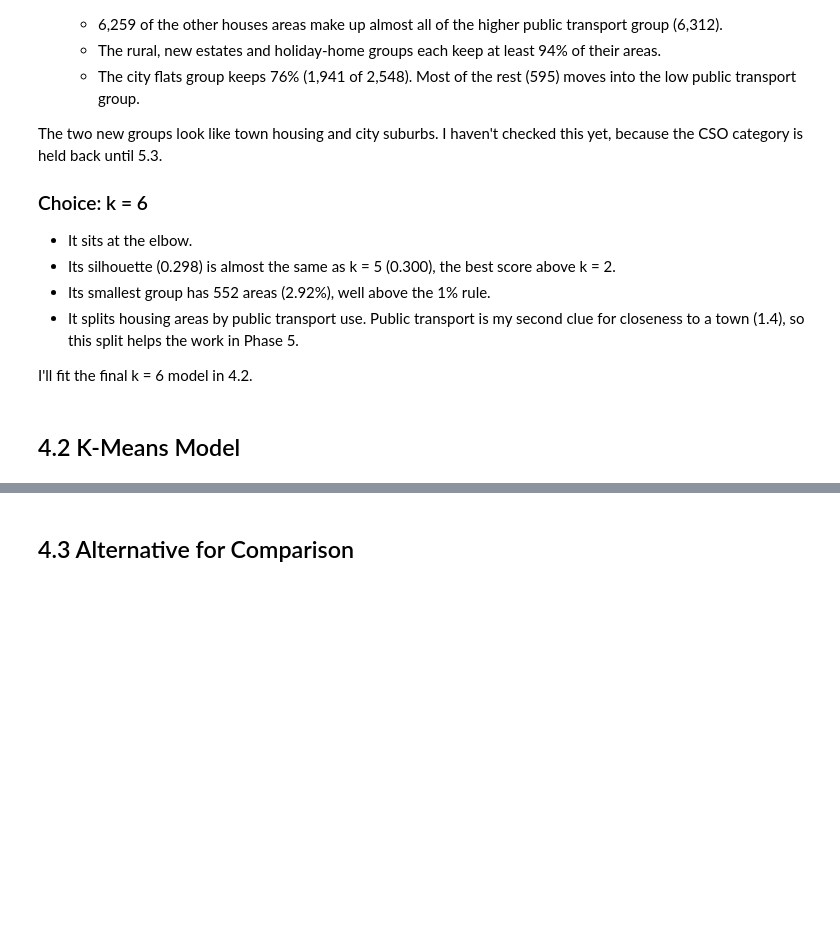
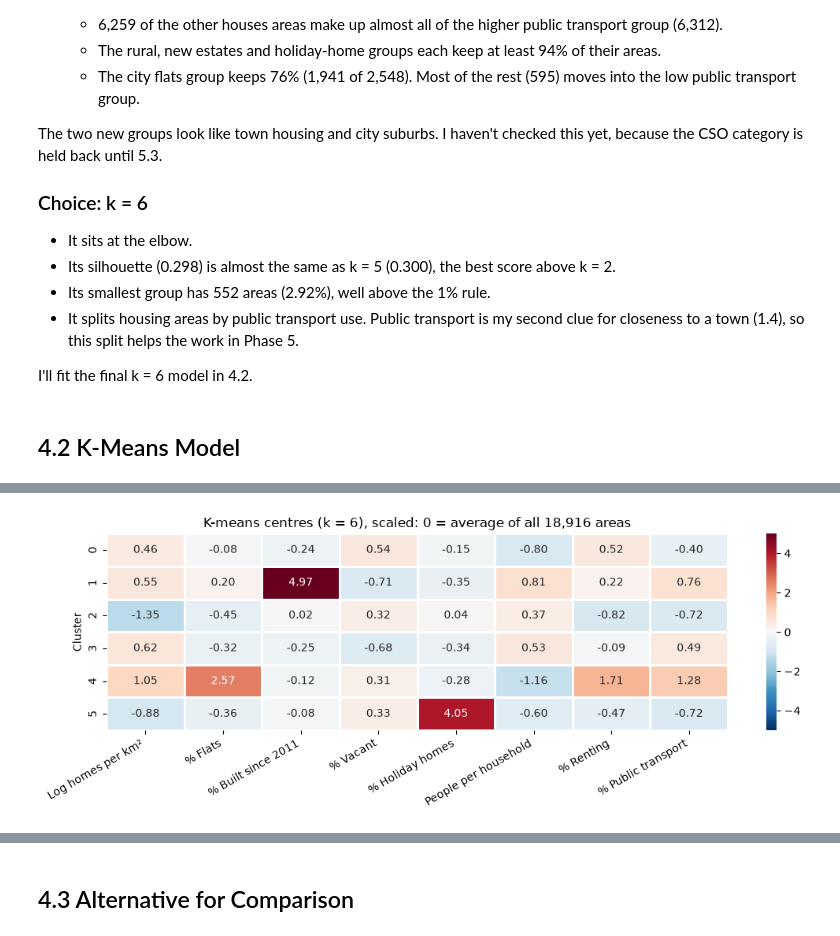
Before and after one commit to SwoopCodes/Data-Analytics_Irish-housing-density, a Jupyter notebook: notebooks/CA2_CRISP_DM_Notebook.ipynb, the cells around one changed output, grey strips where cells are left out. Drawn from its saved outputs; the diff is of its cells as text; code cells hidden in the pictures; blank space fills up the shorter version.

Commit message:
Added section 4.2 | K means clustering

```diff
--- a/notebooks/CA2_CRISP_DM_Notebook.ipynb
+++ b/notebooks/CA2_CRISP_DM_Notebook.ipynb
@@ -1448,3 +1448,14 @@ The two new groups look like town housing and city suburbs. I haven't checked th
 I'll fit the final k = 6 model in 4.2.
 # %% [markdown]
 ## 4.2 K-Means Model
+# %%
+# 4.2 K-Means Model
+# Step 1: fit the final model with the settings chosen in 4.1
+final_k = 6
+kmeans = KMeans(n_clusters=final_k, init="k-means++", n_init=10,
+                max_iter=300, random_state=RANDOM_STATE)
+features_df["Cluster"] = kmeans.fit_predict(X_scaled)
+
+print("Rounds used by the best run:", kmeans.n_iter_, "of max", kmeans.max_iter)
+print("Inertia:", round(kmeans.inertia_))
+print("Same groups as k = 6 in 4.1:", (features_df["Cluster"].values == k_labels[6]).all())
@@ -1450,0 +1484,17 @@ I'll fit the final k = 6 model in 4.2.
+# %%
+# Step 3: cluster centres in scaled units (0 = average area, +1 = one std dev above)
+centres_scaled = pd.DataFrame(kmeans.cluster_centers_, columns=model_features)
+centres_scaled.index.name = "Cluster"
+
+fig, ax = plt.subplots(figsize=(11, 4))
+sns.heatmap(centres_scaled, annot=True, fmt=".2f", cmap="RdBu_r",
+            center=0, vmin=-5, vmax=5, linewidths=1, linecolor="white", ax=ax)
+ax.set_title("K-means centres (k = 6), scaled: 0 = average of all 18,916 areas")
+ax.set_xlabel("")
+ax.set_ylabel("Cluster")
+plt.xticks(rotation=30, ha="right")
+plt.tight_layout()
+plt.savefig(FIG_DIR / "kmeans_centres_heatmap.png", dpi=150)
+plt.show()
+# %% [output]
+[figure, added]
```
Also changed, not shown: parts of 4 cells of this notebook, 1 other file.
